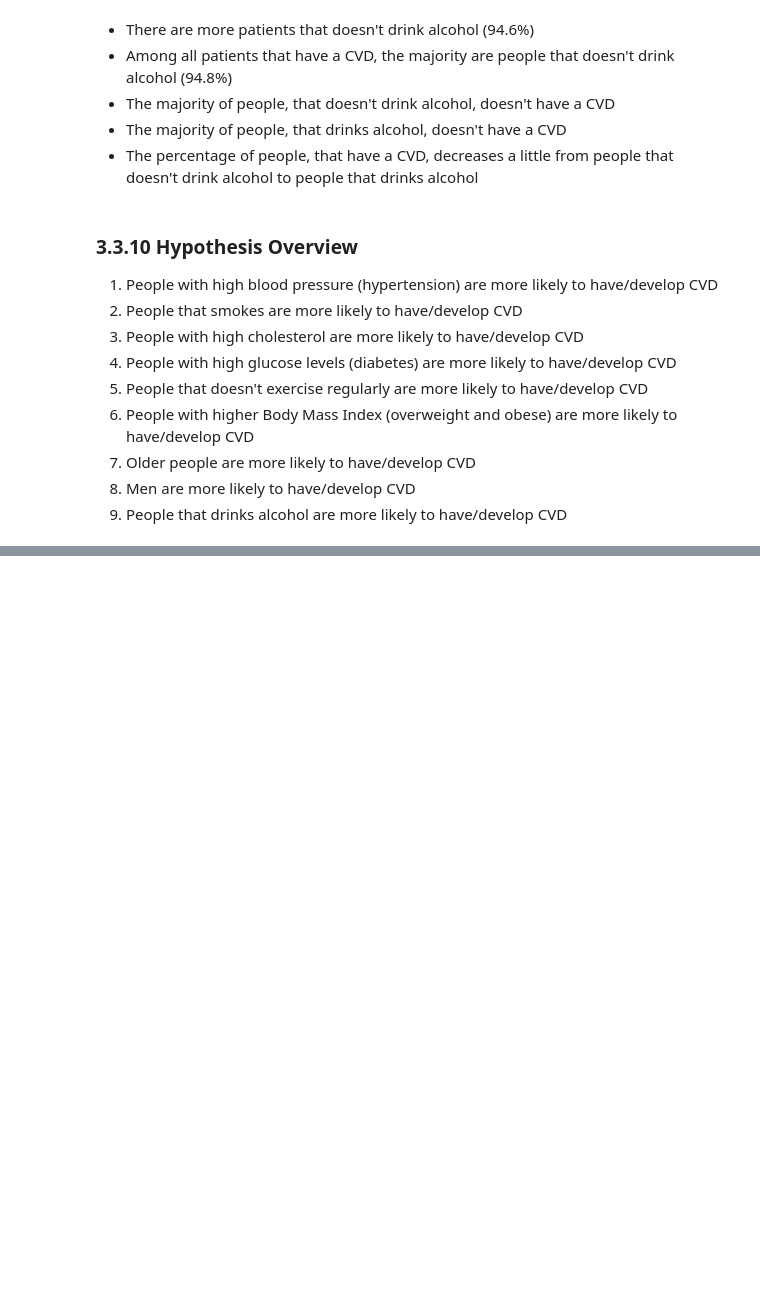
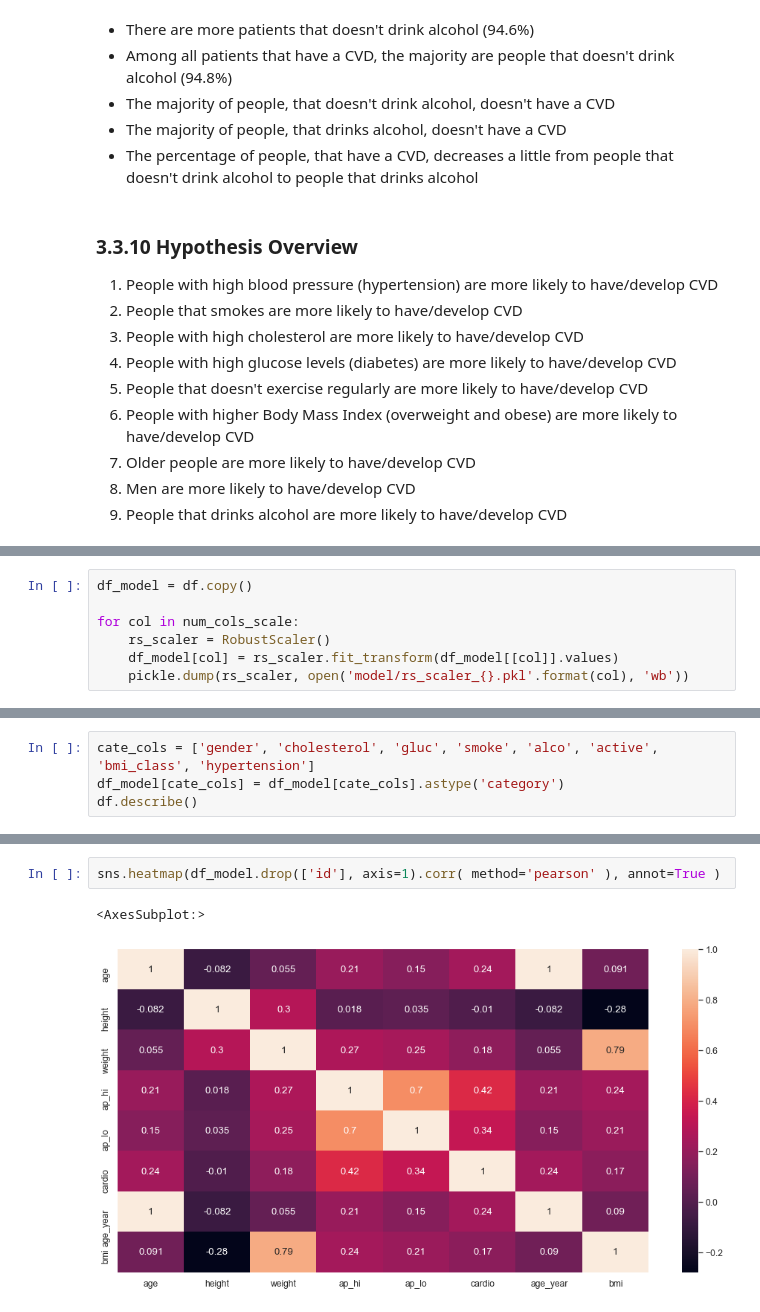
Before and after one commit to henriqueumeda/cardio-catch-diseases, a Jupyter notebook: Cardio Catch Diseases.ipynb, the cells around one changed output, grey strips where cells are left out. Cells and saved outputs as stored; diff of their text form; blank space fills up the shorter version.

```diff
--- a/Cardio Catch Diseases.ipynb
+++ b/Cardio Catch Diseases.ipynb
@@ -910,0 +1018,7 @@ df_hypothesis
+# %%
+df_model = df.copy()
+
+for col in num_cols_scale:
+    rs_scaler = RobustScaler()
+    df_model[col] = rs_scaler.fit_transform(df_model[[col]].values)
+    pickle.dump(rs_scaler, open('model/rs_scaler_{}.pkl'.format(col), 'wb'))
@@ -910,0 +1043,4 @@ df_hypothesis
+# %%
+cate_cols = ['gender', 'cholesterol', 'gluc', 'smoke', 'alco', 'active', 'bmi_class', 'hypertension']
+df_model[cate_cols] = df_model[cate_cols].astype('category')
+df.describe()
@@ -910,0 +1057,5 @@ df_hypothesis
+# %%
+sns.heatmap(df_model.drop(['id'], axis=1).corr( method='pearson' ), annot=True )
+# %% [output]
+<AxesSubplot:>
+[figure, added]
```
Also changed, not shown: parts of 90 cells of this notebook.
